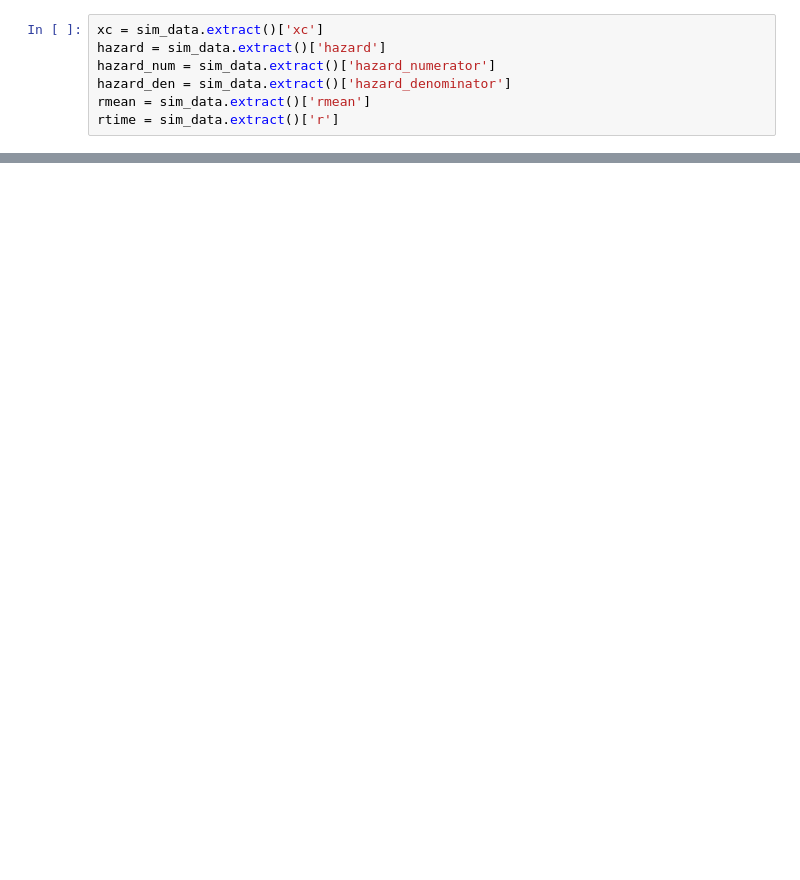
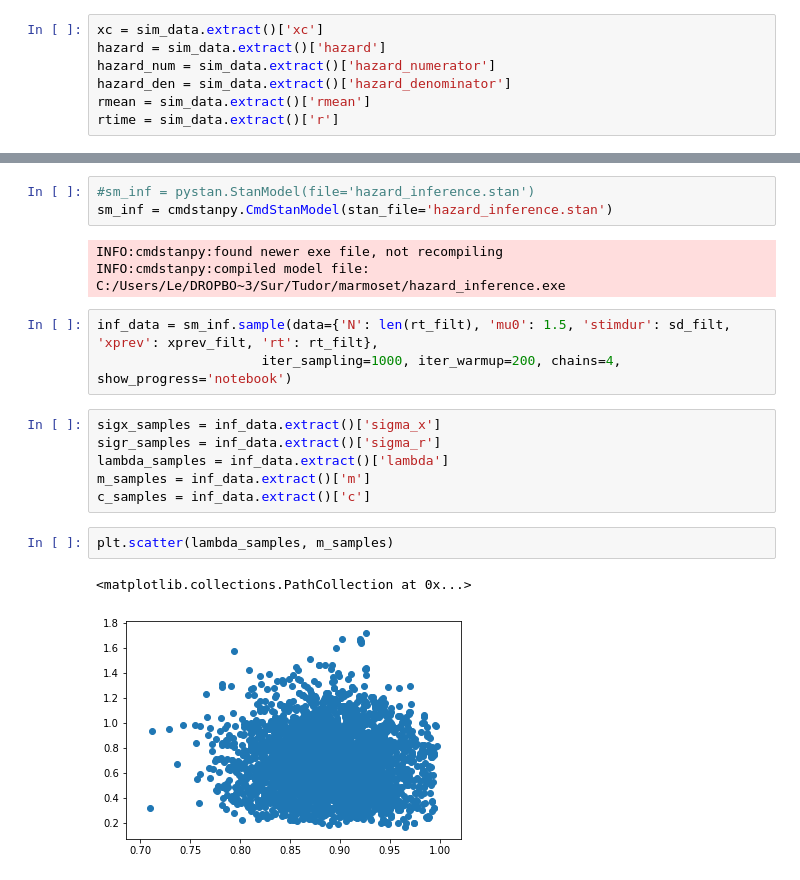
Before and after one commit to nhat-le/marmoset, a Jupyter notebook: bayesian_estimation.ipynb, the cells around one changed output, grey strips where cells are left out. Cells and saved outputs as stored; diff of their text form; blank space fills up the shorter version.

Commit message:
Updated model and added inference stan file

```diff
--- a/bayesian_estimation.ipynb
+++ b/bayesian_estimation.ipynb
@@ -95,0 +103,20 @@ array([0.72259571, 0.72259571, 0.72259571, 0.72259571, 0.72259571,
+# %%
+#sm_inf = pystan.StanModel(file='hazard_inference.stan')
+sm_inf = cmdstanpy.CmdStanModel(stan_file='hazard_inference.stan')
+# %% [output]
+INFO:cmdstanpy:found newer exe file, not recompiling
+INFO:cmdstanpy:compiled model file: C:/Users/Le/DROPBO~3/Sur/Tudor/marmoset/hazard_inference.exe
+# %%
+inf_data = sm_inf.sample(data={'N': len(rt_filt), 'mu0': 1.5, 'stimdur': sd_filt, 'xprev': xprev_filt, 'rt': rt_filt},
+                     iter_sampling=1000, iter_warmup=200, chains=4, show_progress='notebook')
+# %%
+sigx_samples = inf_data.extract()['sigma_x']
+sigr_samples = inf_data.extract()['sigma_r']
+lambda_samples = inf_data.extract()['lambda']
+m_samples = inf_data.extract()['m']
+c_samples = inf_data.extract()['c']
+# %%
+plt.scatter(lambda_samples, m_samples)
+# %% [output]
+<matplotlib.collections.PathCollection at 0x...>
+[figure, added]
```
Also changed, not shown: parts of 22 cells of this notebook, 3 other files.
